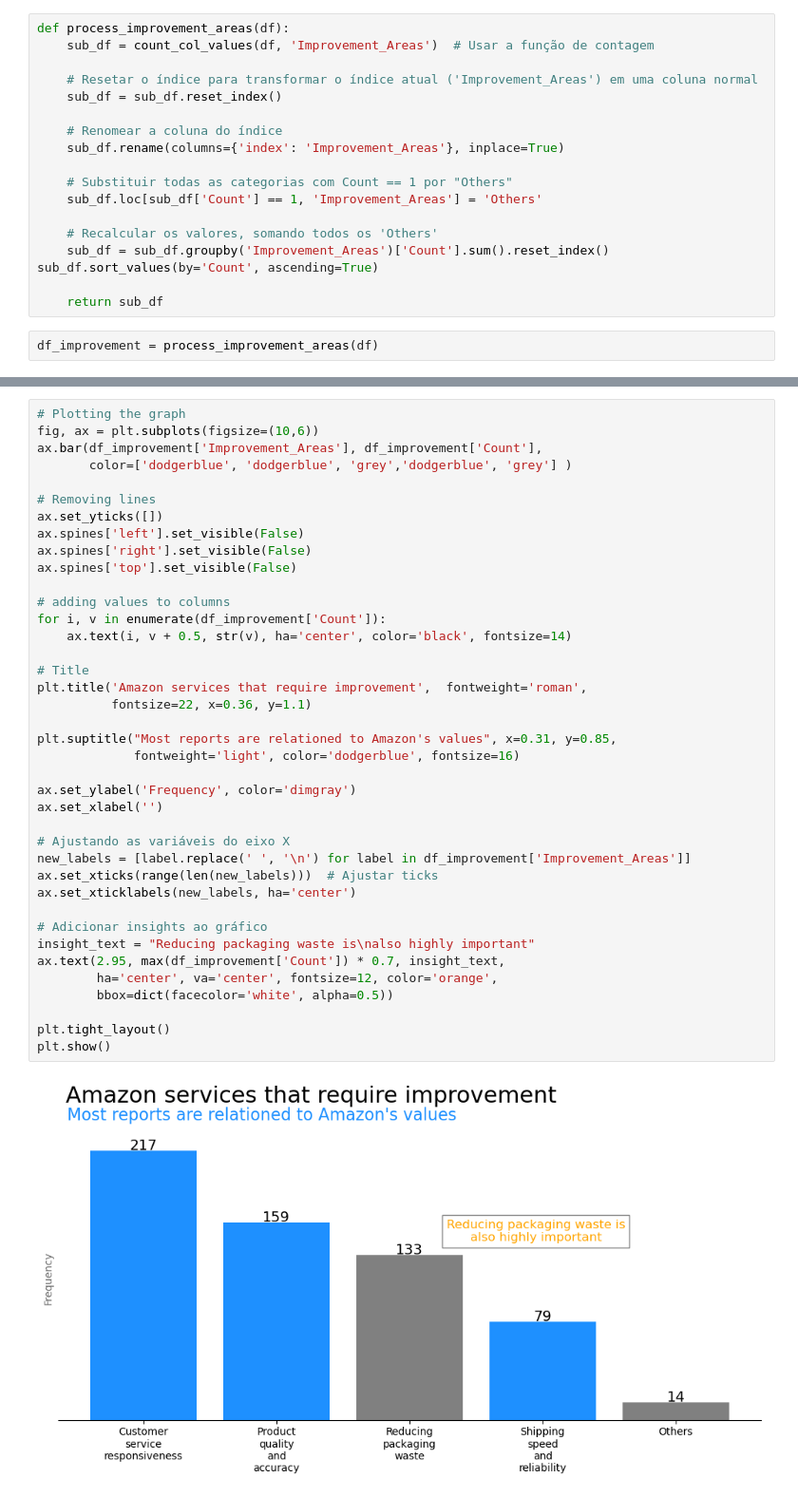
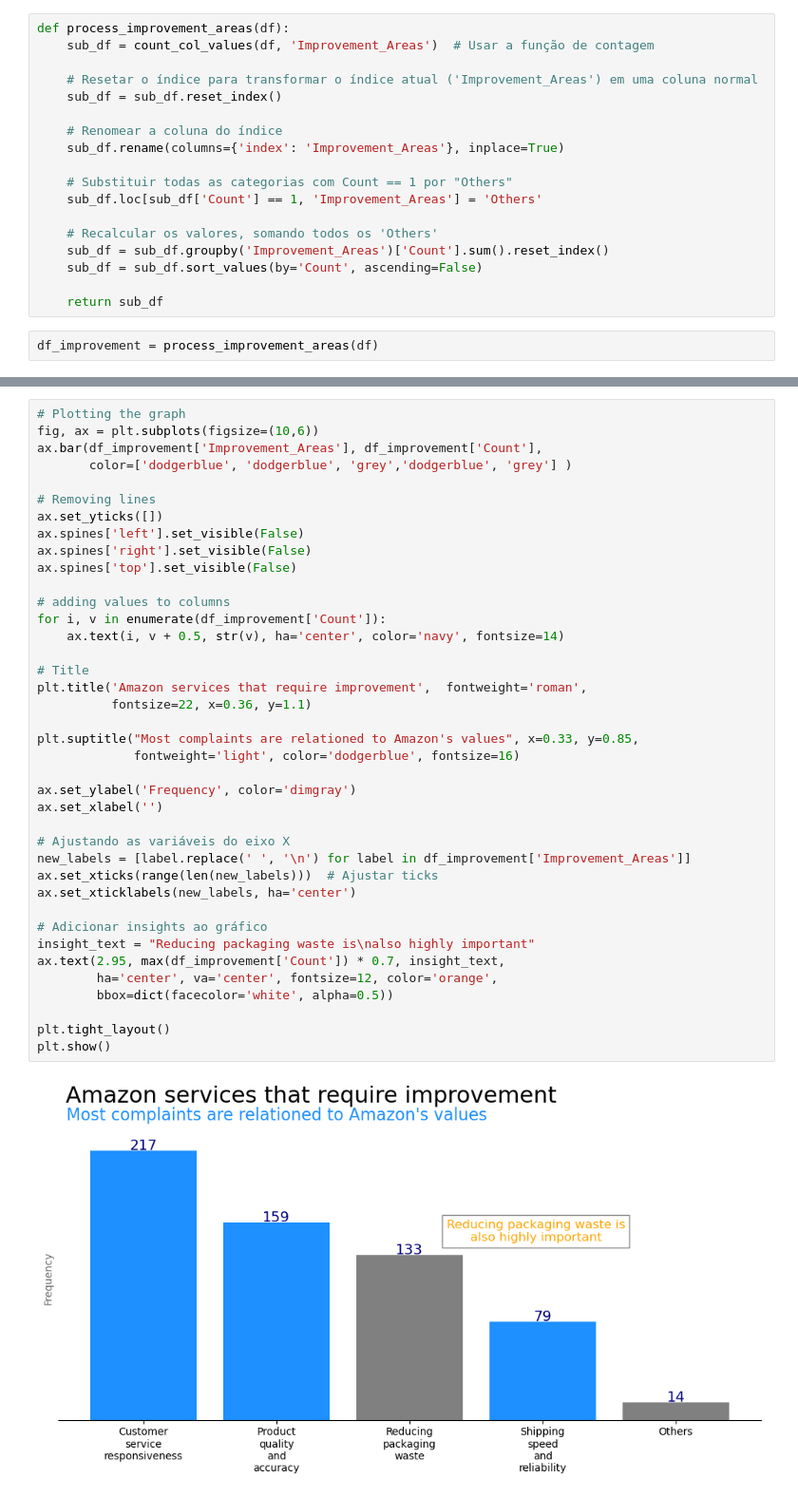
Before and after one commit to OliviaHelena10/PYTHON_PROJECTS, a Jupyter notebook: trabalhando_com_analises/cust_behavior.ipynb, the cells around one changed output, grey strips where cells are left out. Shown: that part at 95% size. Cells and saved outputs as stored; diff of their text form.

```diff
--- a/trabalhando_com_analises/cust_behavior.ipynb
+++ b/trabalhando_com_analises/cust_behavior.ipynb
@@ -169,7 +219,8 @@ def process_improvement_areas(df):
     sub_df.loc[sub_df['Count'] == 1, 'Improvement_Areas'] = 'Others'
 
     # Recalcular os valores, somando todos os 'Others'
-    sub_df = sub_df.groupby('Improvement_Areas')['Count'].sum().reset_index()    sub_df.sort_values(by='Count', ascending=True)
+    sub_df = sub_df.groupby('Improvement_Areas')['Count'].sum().reset_index()
+    sub_df = sub_df.sort_values(by='Count', ascending=False)
 
     return sub_df
 # %%
@@ -194,33 +245,33 @@ ax.set_yticks([])
 ax.spines['left'].set_visible(False)
 ax.spines['right'].set_visible(False)
 ax.spines['top'].set_visible(False)
 
 # adding values to columns
 for i, v in enumerate(df_improvement['Count']):
-    ax.text(i, v + 0.5, str(v), ha='center', color='black', fontsize=14)
+    ax.text(i, v + 0.5, str(v), ha='center', color='navy', fontsize=14)
 
 # Title
 plt.title('Amazon services that require improvement',  fontweight='roman',
           fontsize=22, x=0.36, y=1.1)
 
-plt.suptitle("Most reports are relationed to Amazon's values", x=0.31, y=0.85,
+plt.suptitle("Most complaints are relationed to Amazon's values", x=0.33, y=0.85,
              fontweight='light', color='dodgerblue', fontsize=16)
 
 ax.set_ylabel('Frequency', color='dimgray')
 ax.set_xlabel('')
 
 # Ajustando as variáveis do eixo X
 new_labels = [label.replace(' ', '\n') for label in df_improvement['Improvement_Areas']]
 ax.set_xticks(range(len(new_labels)))  # Ajustar ticks
 ax.set_xticklabels(new_labels, ha='center')
 
 # Adicionar insights ao gráfico
 insight_text = "Reducing packaging waste is\nalso highly important"
 ax.text(2.95, max(df_improvement['Count']) * 0.7, insight_text,
         ha='center', va='center', fontsize=12, color='orange',
         bbox=dict(facecolor='white', alpha=0.5))
 
 plt.tight_layout()
 plt.show()
 # %% [output]
-[figure, old version]
+[figure, new version]
```
Also changed, not shown: parts of 15 cells of this notebook.
